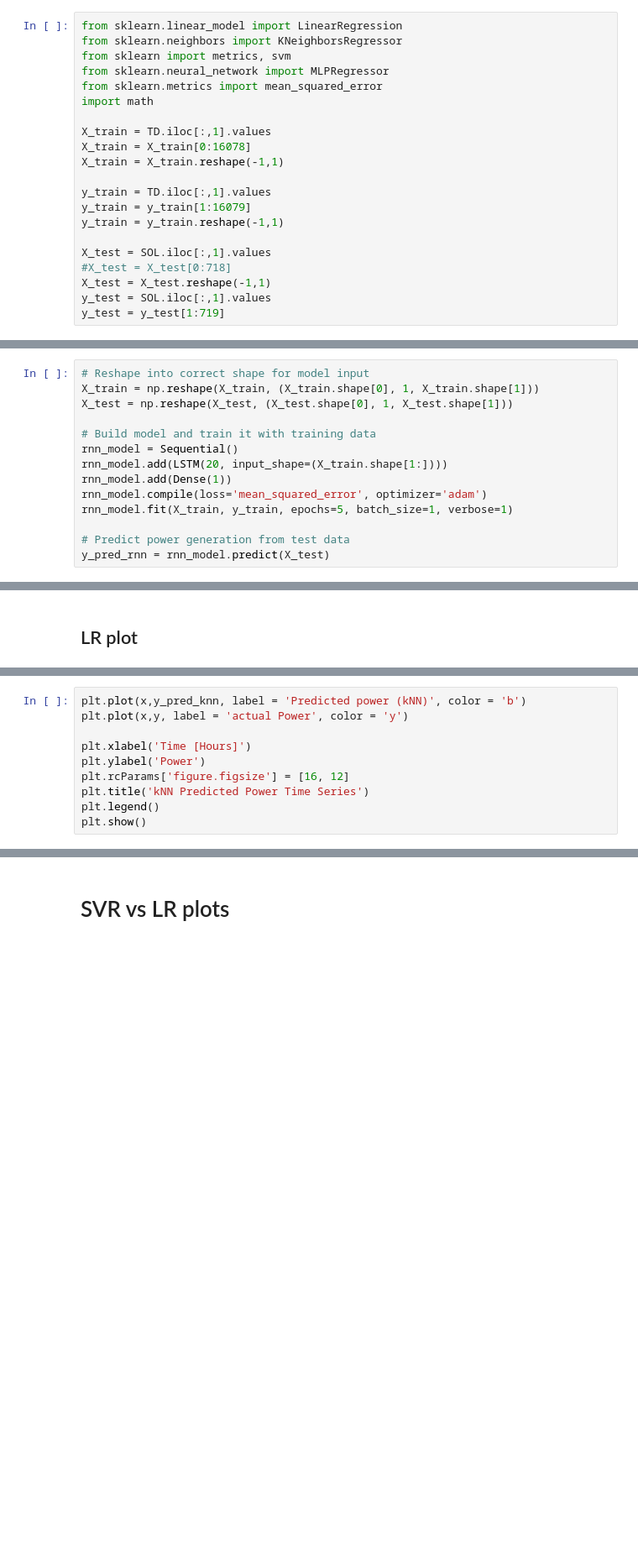
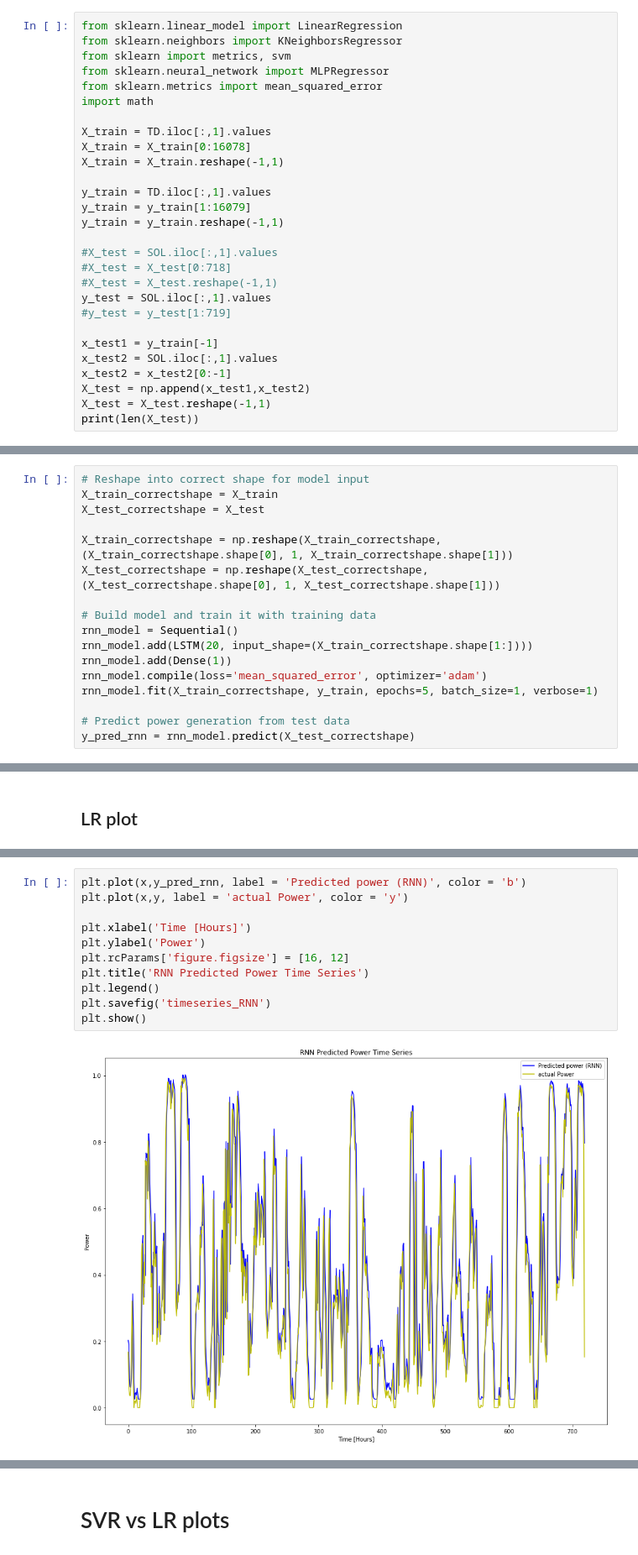
Before and after one commit to andreasdyve/IN5410-assignment2, a Jupyter notebook: oppgave3.ipynb, the cells around one changed output, grey strips where cells are left out. Shown: that part at 84% size. Drawn from its saved outputs; the diff is of its cells as text; blank space fills up the shorter version.

```diff
--- a/oppgave3.ipynb
+++ b/oppgave3.ipynb
@@ -35,11 +35,18 @@ y_train = TD.iloc[:,1].values
 y_train = y_train[1:16079]
 y_train = y_train.reshape(-1,1)
 
-X_test = SOL.iloc[:,1].values
+#X_test = SOL.iloc[:,1].values
 #X_test = X_test[0:718]
+#X_test = X_test.reshape(-1,1)
+y_test = SOL.iloc[:,1].values
+#y_test = y_test[1:719]
+
+x_test1 = y_train[-1]
+x_test2 = SOL.iloc[:,1].values
+x_test2 = x_test2[0:-1]
+X_test = np.append(x_test1,x_test2)
 X_test = X_test.reshape(-1,1)
-y_test = SOL.iloc[:,1].values
-y_test = y_test[1:719]
+print(len(X_test))
 # %%
 # LR Method
 lr = LinearRegression()
@@ -86,15 +97,18 @@ print("Root Mean Squared Error ANN:", rmse)
 # RNN method
 # %%
 # Reshape into correct shape for model input
-X_train = np.reshape(X_train, (X_train.shape[0], 1, X_train.shape[1]))
-X_test = np.reshape(X_test, (X_test.shape[0], 1, X_test.shape[1]))
+X_train_correctshape = X_train
+X_test_correctshape = X_test
+
+X_train_correctshape = np.reshape(X_train_correctshape, (X_train_correctshape.shape[0], 1, X_train_correctshape.shape[1]))
+X_test_correctshape = np.reshape(X_test_correctshape, (X_test_correctshape.shape[0], 1, X_test_correctshape.shape[1]))
 
 # Build model and train it with training data
 rnn_model = Sequential()
-rnn_model.add(LSTM(20, input_shape=(X_train.shape[1:])))
+rnn_model.add(LSTM(20, input_shape=(X_train_correctshape.shape[1:])))
 rnn_model.add(Dense(1))
 rnn_model.compile(loss='mean_squared_error', optimizer='adam')
-rnn_model.fit(X_train, y_train, epochs=5, batch_size=1, verbose=1)
+rnn_model.fit(X_train_correctshape, y_train, epochs=5, batch_size=1, verbose=1)
 
 # Predict power generation from test data
-y_pred_rnn = rnn_model.predict(X_test)
+y_pred_rnn = rnn_model.predict(X_test_correctshape)
@@ -121,10 +141,13 @@ plt.show()
 # %%
-plt.plot(x,y_pred_knn, label = 'Predicted power (kNN)', color = 'b')
+plt.plot(x,y_pred_rnn, label = 'Predicted power (RNN)', color = 'b')
 plt.plot(x,y, label = 'actual Power', color = 'y')
 
 plt.xlabel('Time [Hours]')
 plt.ylabel('Power')
 plt.rcParams['figure.figsize'] = [16, 12]
-plt.title('kNN Predicted Power Time Series')
+plt.title('RNN Predicted Power Time Series')
 plt.legend()
+plt.savefig('timeseries_RNN')
 plt.show()
+# %% [output]
+[figure, added]
```
Also changed, not shown: parts of 12 cells of this notebook, 10 other files.
